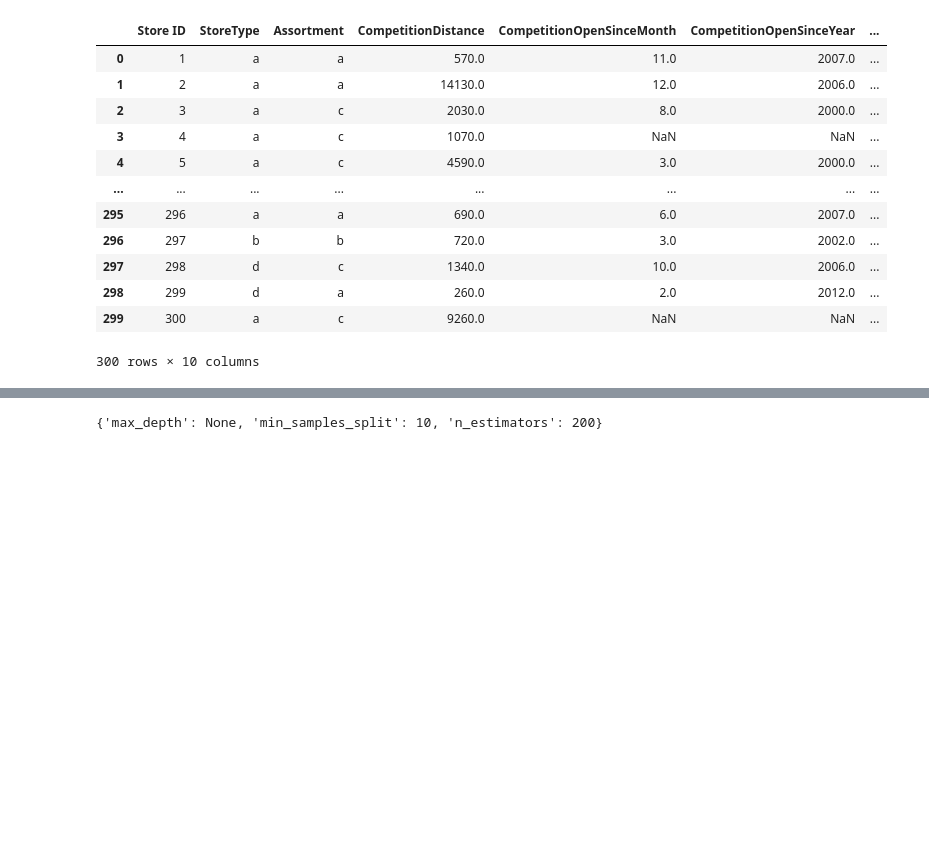
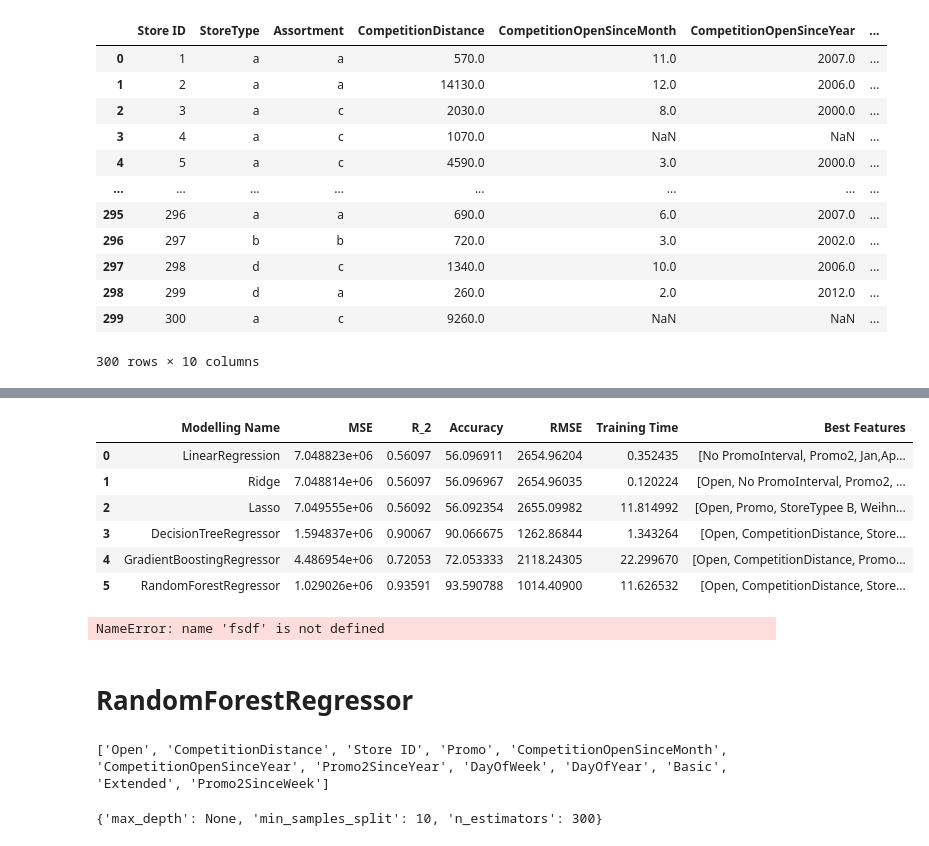
Before and after one commit to Wladi-S/ML1-RetailRevenuePrediction, a Jupyter notebook: notebooks/final_perdiction.ipynb, the cells around one changed output, grey strips where cells are left out. Cells and saved outputs as stored; diff of their text form; code cells hidden in the pictures; blank space fills up the shorter version.

```diff
--- a/notebooks/final_perdiction.ipynb
+++ b/notebooks/final_perdiction.ipynb
@@ -259,0 +312,16 @@ d
+# %%
+d
+# %% [output]
+|  | Modelling Name | MSE | R_2 | Accuracy | RMSE | Training Time | Best Features |
+| 0 | LinearRegression | 7.048823e+06 | 0.56097 | 56.096911 | 2654.96204 | 0.352435 | [No PromoInterval, Promo2, Jan,Ap... |
+| 1 | Ridge | 7.048814e+06 | 0.56097 | 56.096967 | 2654.96035 | 0.120224 | [Open, No PromoInterval, Promo2, ... |
+| 2 | Lasso | 7.049555e+06 | 0.56092 | 56.092354 | 2655.09982 | 11.814992 | [Open, Promo, StoreTypee B, Weihn... |
+| 3 | DecisionTreeRegressor | 1.594837e+06 | 0.90067 | 90.066675 | 1262.86844 | 1.343264 | [Open, CompetitionDistance, Store... |
+| 4 | GradientBoostingRegressor | 4.486954e+06 | 0.72053 | 72.053333 | 2118.24305 | 22.299670 | [Open, CompetitionDistance, Promo... |
+| 5 | RandomForestRegressor | 1.029026e+06 | 0.93591 | 93.590788 | 1014.40900 | 11.626532 | [Open, CompetitionDistance, Store... |
+# %%
+fsdf.fashe + 1
+# %% [output]
+NameError: name 'fsdf' is not defined
+# %% [markdown]
+# RandomForestRegressor
@@ -260,9 +331,28 @@ d
+# %%
+X_train, X_test, y_train, y_test = train_test_split(X,y,test_size=0.2)
+
+forest = RandomForestRegressor(random_state=42)
+forest.fit(X_train, y_train)
+importances = forest.feature_importances_
+
+columns = list(X_train.columns)
+feature_importance_df = pd.DataFrame({'Features':columns, 'Values':importances})
+feature_importance_df.sort_values(by='Values', ascending=False, inplace=True)
+model_spalten = feature_importance_df.loc[feature_importance_df['Values'] > 0.01].Features.tolist()
+print(model_spalten)
+
+X = train_df[model_spalten]
+y = train_df["Sales"]
+
+X_train, X_test, y_train, y_test = train_test_split(X,y,test_size=0.2)
+# %% [output]
+['Open', 'CompetitionDistance', 'Store ID', 'Promo', 'CompetitionOpenSinceMonth', 'CompetitionOpenSinceYear', 'Promo2SinceYear', 'DayOfWeek', 'DayOfYear', 'Basic', 'Extended', 'Promo2SinceWeek']
 # %%
 # Definieren Sie die Parameter, die Sie optimieren möchten
 param_grid = {
-    'n_estimators': [50, 100, 200],
-    'max_depth': [None, 10, 20, 30],
-    'min_samples_split': [2, 5, 10]
+    'n_estimators': [200, 300],
+    'max_depth': [None],
+    'min_samples_split': [10]
 }
 
 # Erstellen Sie ein neues RandomForestRegressor-Objekt
@@ -277,4 +367,4 @@ grid_search.fit(X_train, y_train)
 # Drucken Sie die besten Parameter aus
 print(grid_search.best_params_)
 # %% [output]
-{'max_depth': None, 'min_samples_split': 10, 'n_estimators': 200}
+{'max_depth': None, 'min_samples_split': 10, 'n_estimators': 300}
```
Also changed, not shown: parts of 19 cells of this notebook, 1 other file.
